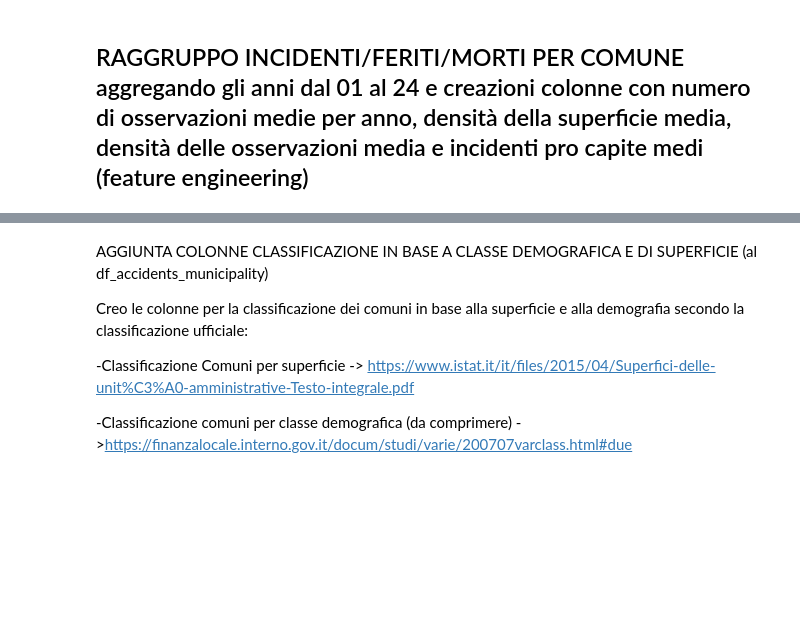
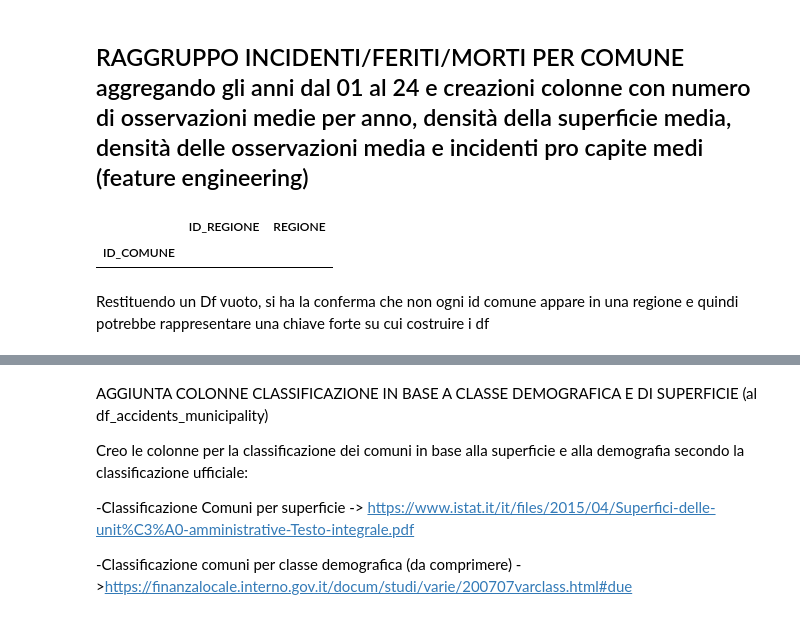
Before and after one commit to EliaValenti/Road_accidents_analysis, a Jupyter notebook: Notebooks/02b_EDA_Municipality_analysis_aggregate_01_24.ipynb, the cells around one changed output, grey strips where cells are left out. Drawn from its saved outputs; the diff is of its cells as text; code cells hidden in the pictures; blank space fills up the shorter version.

```diff
--- a/Notebooks/02b_EDA_Municipality_analysis_aggregate_01_24.ipynb
+++ b/Notebooks/02b_EDA_Municipality_analysis_aggregate_01_24.ipynb
@@ -111,3 +112,13 @@ df_deaths
 # EDA
 # %% [markdown]
 ## RAGGRUPPO INCIDENTI/FERITI/MORTI PER COMUNE aggregando gli anni dal 01 al 24 e creazioni colonne con numero di osservazioni medie per anno, densità della superficie media, densità delle osservazioni media e incidenti pro capite medi (feature engineering)
+# %%
+check_region = (df_accidents.groupby("ID_COMUNE").agg({"ID_REGIONE": "nunique",
+                                                        "REGIONE": "nunique"}))
+
+check_region[(check_region["ID_REGIONE"] > 1) |(check_region["REGIONE"] > 1)]
+# %% [output]
+|  | ID_REGIONE | REGIONE |
+| ID_COMUNE |  |  |
+# %% [markdown]
+Restituendo un Df vuoto, si ha la conferma che non ogni id comune appare in una regione e quindi potrebbe rappresentare una chiave forte su cui costruire i df
```
Also changed, not shown: parts of 23 cells of this notebook, 9 other files.
